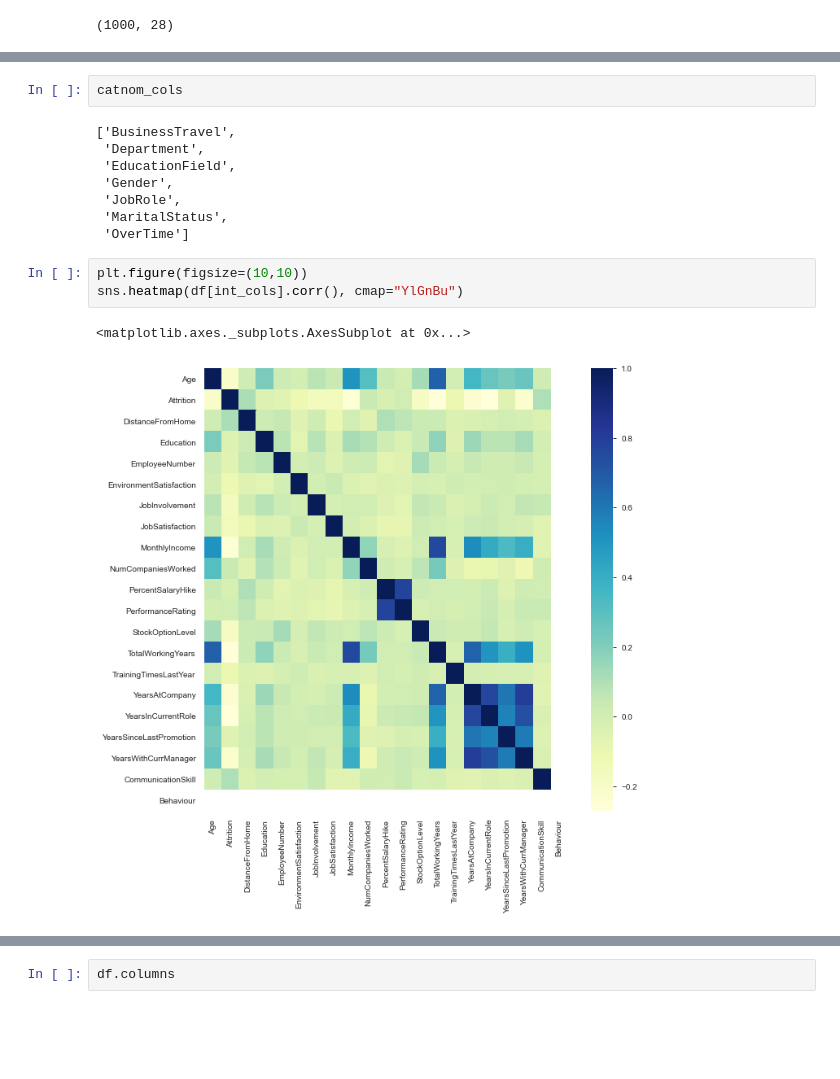
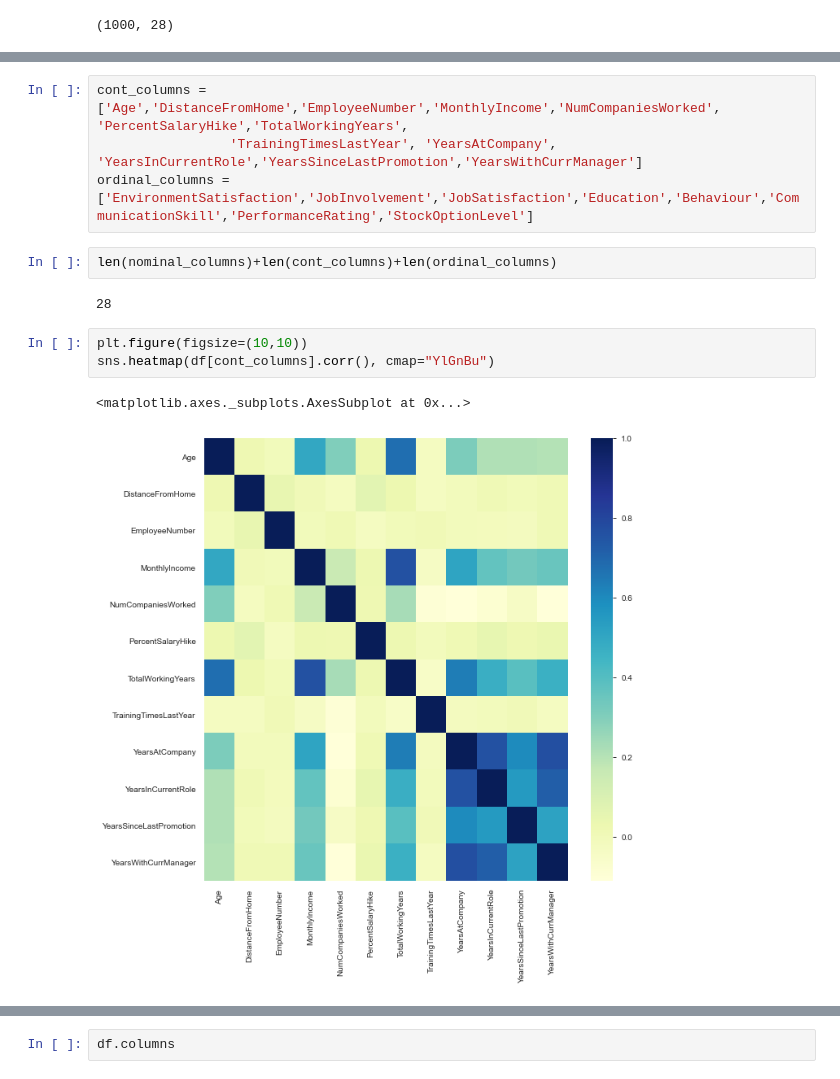
Before and after one commit to falcolf/Employee_Attrition, a Jupyter notebook: Analysis.ipynb, the cells around one changed output, grey strips where cells are left out. Drawn from its saved outputs; the diff is of its cells as text; blank space fills up the shorter version.

```diff
--- a/Analysis.ipynb
+++ b/Analysis.ipynb
@@ -103,16 +146,14 @@ catnom_cols = df.select_dtypes(include=['object']).columns.tolist()
-# %%
-catnom_cols
-# %% [output]
-['BusinessTravel',
- 'Department',
- 'EducationField',
- 'Gender',
- 'JobRole',
- 'MaritalStatus',
- 'OverTime']
+# %%
+cont_columns = ['Age','DistanceFromHome','EmployeeNumber','MonthlyIncome','NumCompaniesWorked', 'PercentSalaryHike','TotalWorkingYears',
+                 'TrainingTimesLastYear', 'YearsAtCompany', 'YearsInCurrentRole','YearsSinceLastPromotion','YearsWithCurrManager']
+ordinal_columns = ['EnvironmentSatisfaction','JobInvolvement','JobSatisfaction','Education','Behaviour','CommunicationSkill','PerformanceRating','StockOptionLevel']
+# %%
+len(nominal_columns)+len(cont_columns)+len(ordinal_columns)
+# %% [output]
+28
 # %%
 plt.figure(figsize=(10,10))
-sns.heatmap(df[int_cols].corr(), cmap="YlGnBu")
+sns.heatmap(df[cont_columns].corr(), cmap="YlGnBu")
 # %% [output]
 <matplotlib.axes._subplots.AxesSubplot at 0x...>
-[figure, old version]
+[figure, new version]
```
Also changed, not shown: parts of 53 cells of this notebook.
